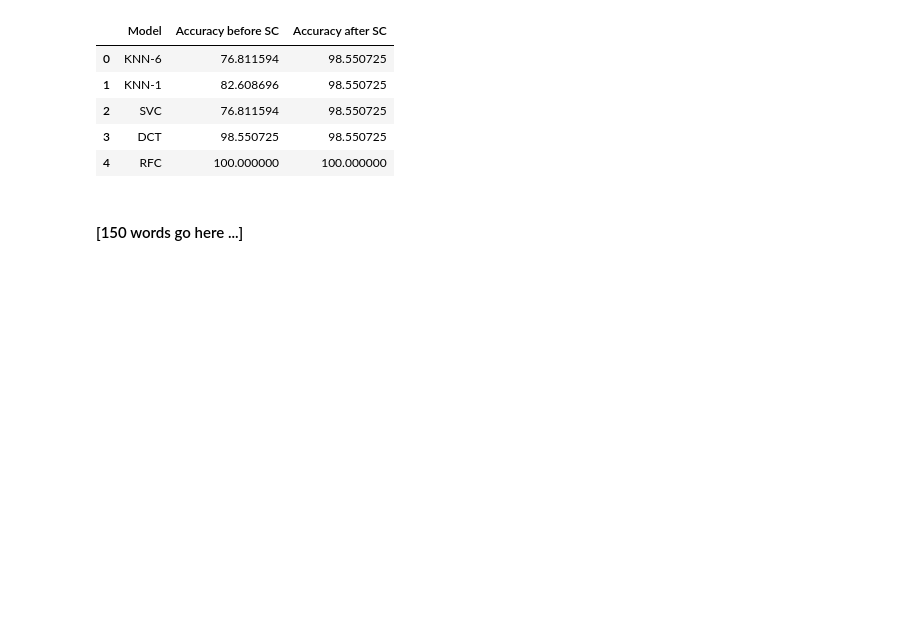
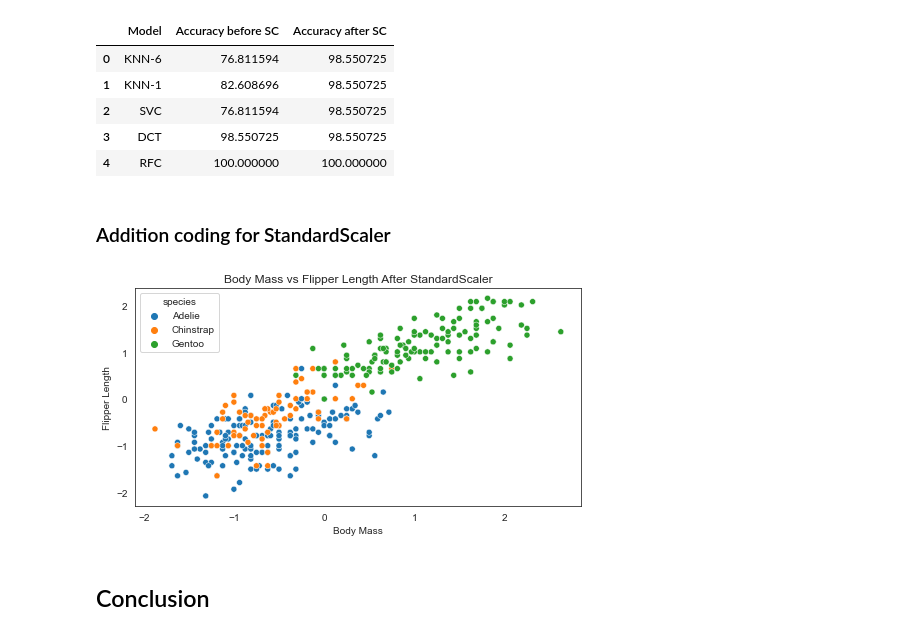
Before and after one commit to mona-piya/Penguin-Species-Classification, a Jupyter notebook: penguin-spec.ipynb, the cells around one changed output. Cells and saved outputs as stored; diff of their text form; code cells hidden in the pictures; blank space fills up the shorter version.

Commit message:
Added conclusion

```diff
--- a/penguin-spec.ipynb
+++ b/penguin-spec.ipynb
@@ -97,6 +101,11 @@ flipper_length_mm    0
 body_mass_g          0
 sex                  0
 dtype: int64
+# %%
+#Save numeric columns from df to df_ for Standard Scaler compairison later.
+cols = ['species', 'culmen_length_mm', 'culmen_depth_mm', 'flipper_length_mm', 'body_mass_g']
+df_ = df[cols]
+#df_.head()
 # %% [markdown]
 ## Analyzing the Data
 # %% [markdown]
@@ -536,2 +542,13 @@ performance
-# %% [markdown]
-#### [150 words go here ...]
+# %% [markdown]
+### Addition coding for StandardScaler
+# %%
+cols = ['culmen_length_mm', 'culmen_depth_mm', 'flipper_length_mm', 'body_mass_g']
+df_x = df_[cols]
+#Summary statistic before Standard Scaler
+#df_x.describe().round(2)
+# %%
+#StandardScaler Transform df_x
+scaler.fit(df_x)
+sc_df = scaler.transform(df_x)
+
+df_sc = pd.DataFrame(sc_df, columns = df_x.columns)
@@ -537,0 +558,11 @@ performance
+# %%
+df_sc['species']=df_.species
+axes = plt.subplots(figsize = (8, 4))
+sns.set_style(style='white')
+g2 = sns.scatterplot(x='body_mass_g', y = 'flipper_length_mm', hue='species', data = df_sc)
+g2.set(title = 'Body Mass vs Flipper Length After StandardScaler', xlabel='Body Mass', ylabel='Flipper Length')
+plt.savefig('DataAfterStandardScaler.png')
+# %% [output]
+[figure, added]
+# %% [markdown]
+## Conclusion
```
Also changed, not shown: parts of 16 cells of this notebook.
